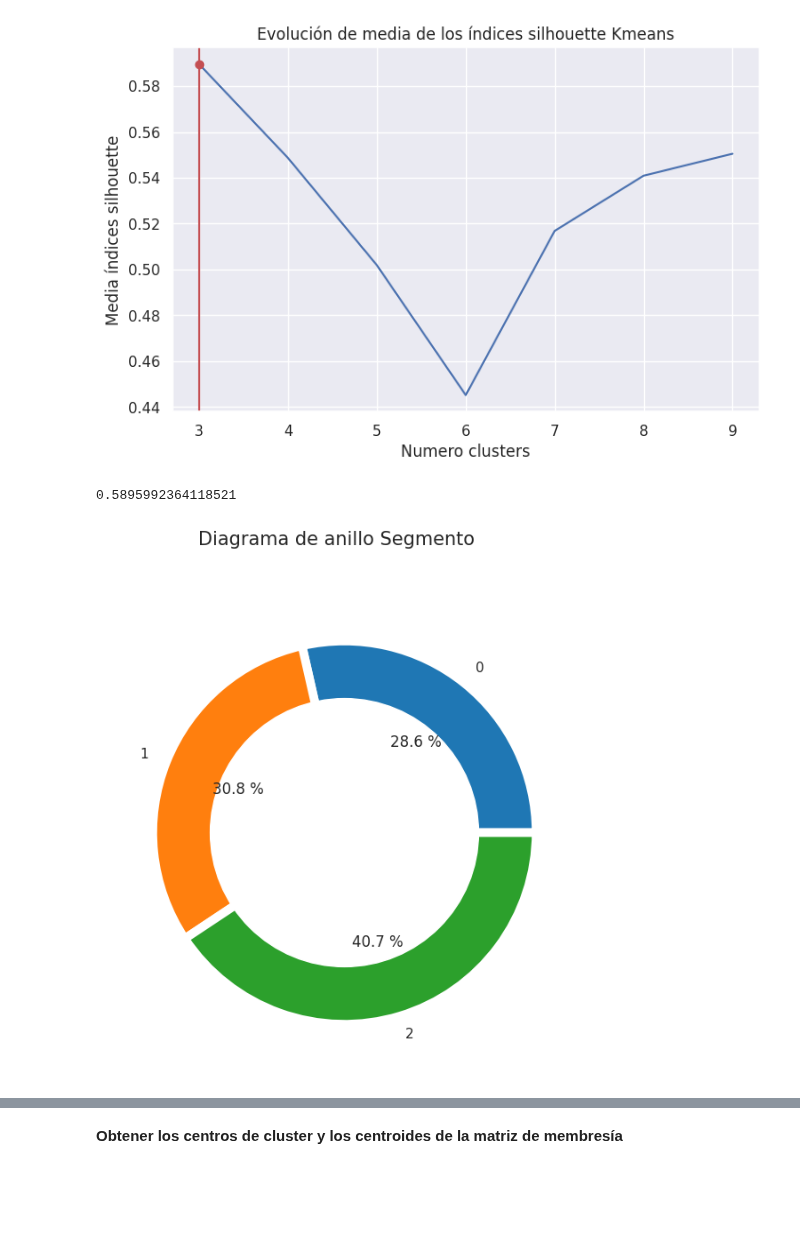
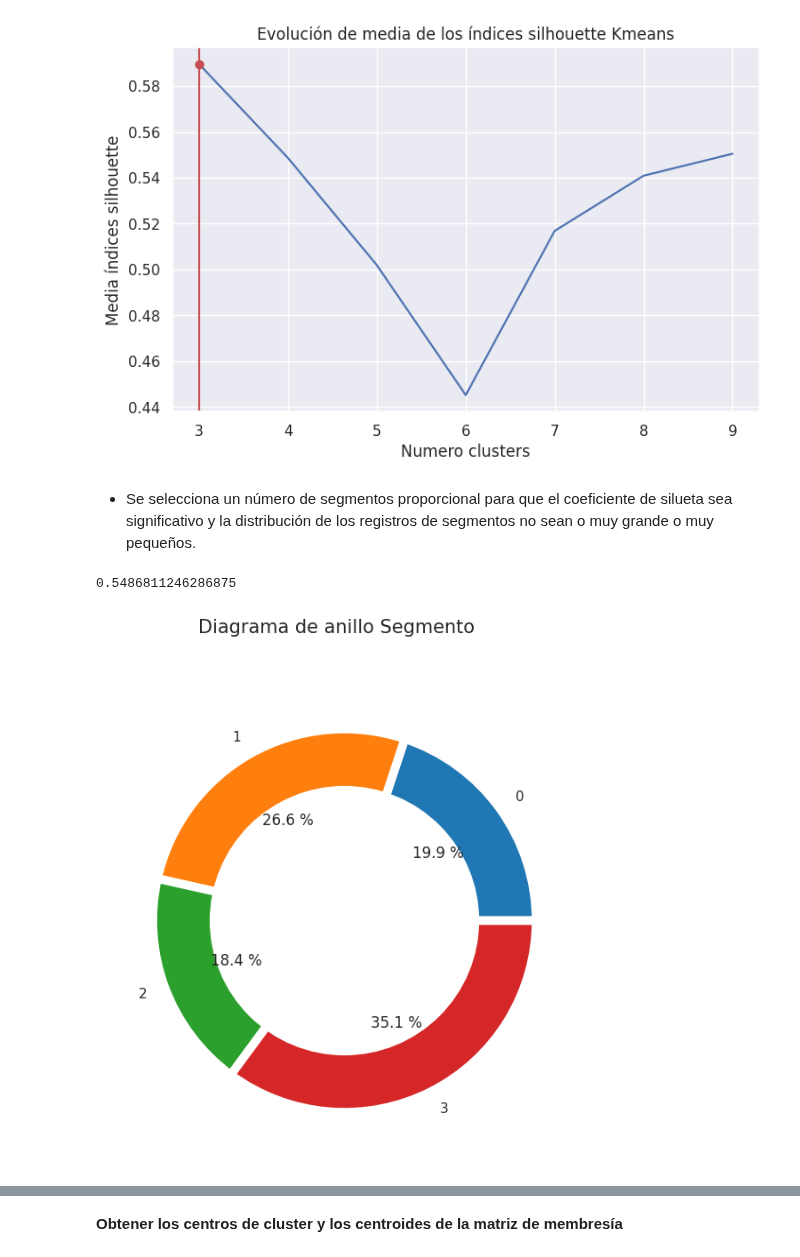
Before and after one commit to Kaiziferr/machine_learning, a Jupyter notebook: clusters/02_fuzzy_claims_payments.ipynb, the cells around one changed output, grey strips where cells are left out. Saved outputs shown, nothing was run; the diff lists cells and outputs as text; code cells hidden in the pictures; blank space fills up the shorter version.

```diff
--- a/clusters/02_fuzzy_claims_payments.ipynb
+++ b/clusters/02_fuzzy_claims_payments.ipynb
@@ -443,17 +489,19 @@ silhouette_select_cluster(model, (3,10), X_train, name_model = 'Kmeans')
 plt.show()
 # %% [output]
 [figure]
+# %% [markdown]
+- Se selecciona un número de segmentos proporcional para que el coeficiente de silueta sea significativo y la distribución de los registros de segmentos no sean o muy grande o muy pequeños.
 # %%
-n_clusters = 3
+n_clusters = 4
 model = FCM(n_clusters=n_clusters, max_iter=300, m=2, random_state=12354)
 
 model.fit(X_train)
 y_predict = model.predict(X_train)
 score = silhouette_score(X_train, y_predict)
 print(score)
 pie_circle(pd.Series(y_predict), paleta=paleta, title='Segmento')
 # %% [output]
-0.5895992364118521
+0.5486811246286875
-[figure, old version]
+[figure, new version]
 # %%
 data_group['segmento'] = y_predict
```
Also changed, not shown: parts of 32 cells of this notebook.
